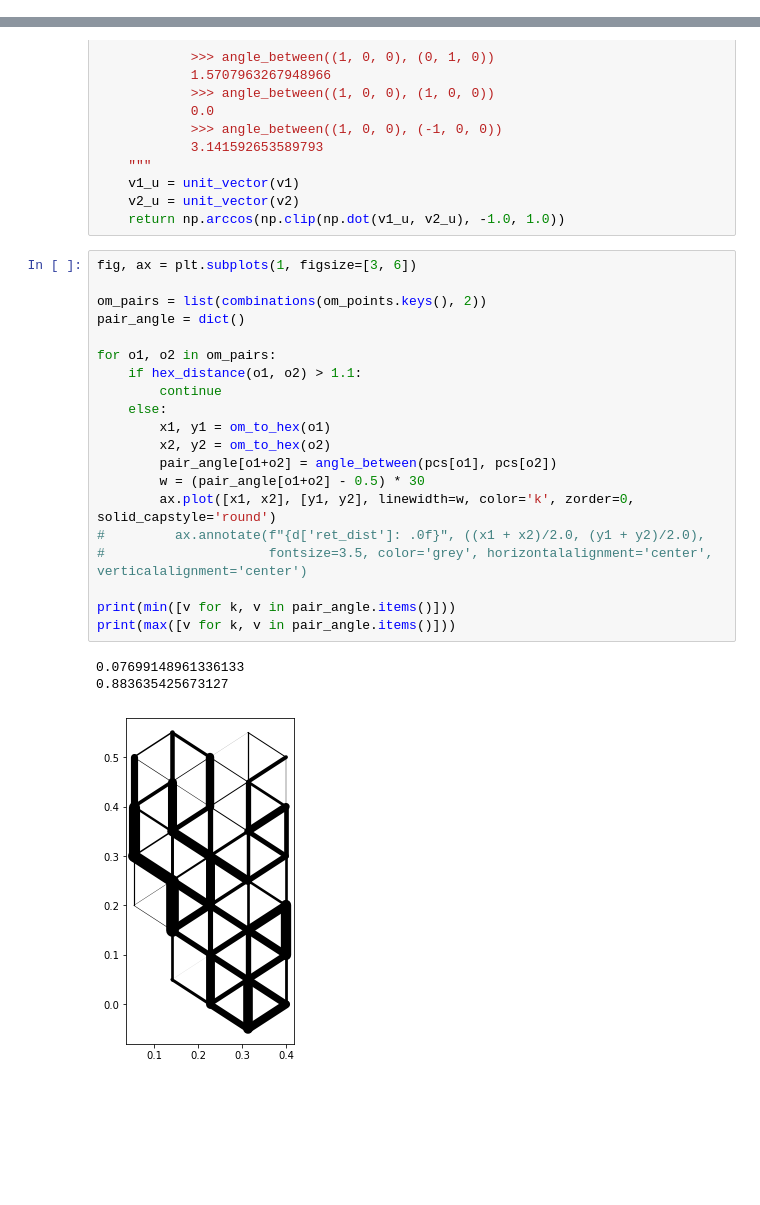
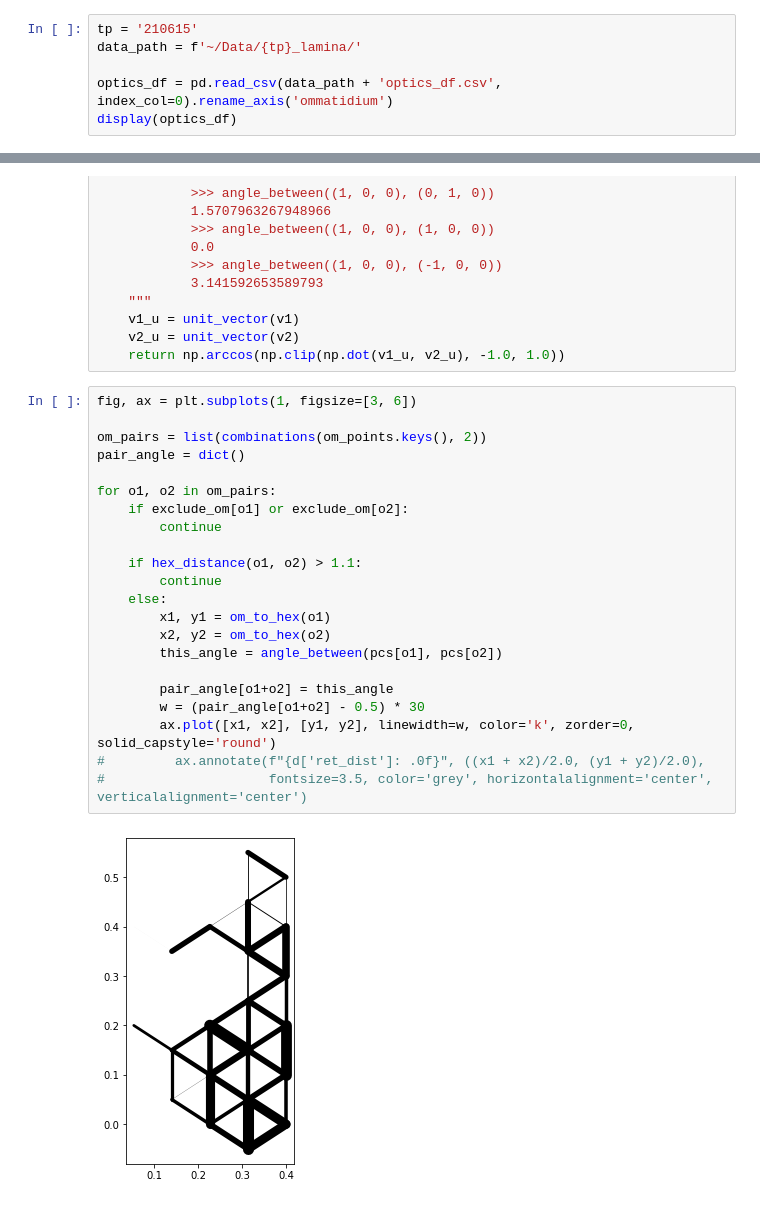
Before and after one commit to nicholasjchua/cx-analysis, a Jupyter notebook: notebooks/interommatidial_angle.ipynb, the cells around one changed output, grey strips where cells are left out. Cells and saved outputs as stored; diff of their text form; blank space fills up the shorter version.

```diff
--- a/notebooks/interommatidial_angle.ipynb
+++ b/notebooks/interommatidial_angle.ipynb
@@ -25,3 +25,9 @@ Rhabdom centerlines drawn on CATMAID for each ommatidia in specimen 1. (nc)
 - annotation: rhabdom_centerlineLEFT
 - name: omXYL_axon_to_lens
 - n = 29
+# %%
+tp = '210615'
+data_path = f'~/Data/{tp}_lamina/'
+
+optics_df = pd.read_csv(data_path + 'optics_df.csv', index_col=0).rename_axis('ommatidium')
+display(optics_df)
@@ -174,24 +211,24 @@ def angle_between(v1, v2):
 # %%
 fig, ax = plt.subplots(1, figsize=[3, 6])
 
 om_pairs = list(combinations(om_points.keys(), 2))
 pair_angle = dict()
 
 for o1, o2 in om_pairs:
+    if exclude_om[o1] or exclude_om[o2]:
+        continue
+
     if hex_distance(o1, o2) > 1.1:
         continue
     else:
         x1, y1 = om_to_hex(o1)
         x2, y2 = om_to_hex(o2)
-        pair_angle[o1+o2] = angle_between(pcs[o1], pcs[o2])
+        this_angle = angle_between(pcs[o1], pcs[o2])
+
+        pair_angle[o1+o2] = this_angle
         w = (pair_angle[o1+o2] - 0.5) * 30
         ax.plot([x1, x2], [y1, y2], linewidth=w, color='k', zorder=0, solid_capstyle='round')
 #         ax.annotate(f"{d['ret_dist']: .0f}", ((x1 + x2)/2.0, (y1 + y2)/2.0),
 #                     fontsize=3.5, color='grey', horizontalalignment='center', verticalalignment='center')
-
-print(min([v for k, v in pair_angle.items()]))
-print(max([v for k, v in pair_angle.items()]))
 # %% [output]
-0.07699148961336133
-0.883635425673127
-[figure, old version]
+[figure, new version]
```
Also changed, not shown: parts of 9 cells of this notebook, 8 other files.
